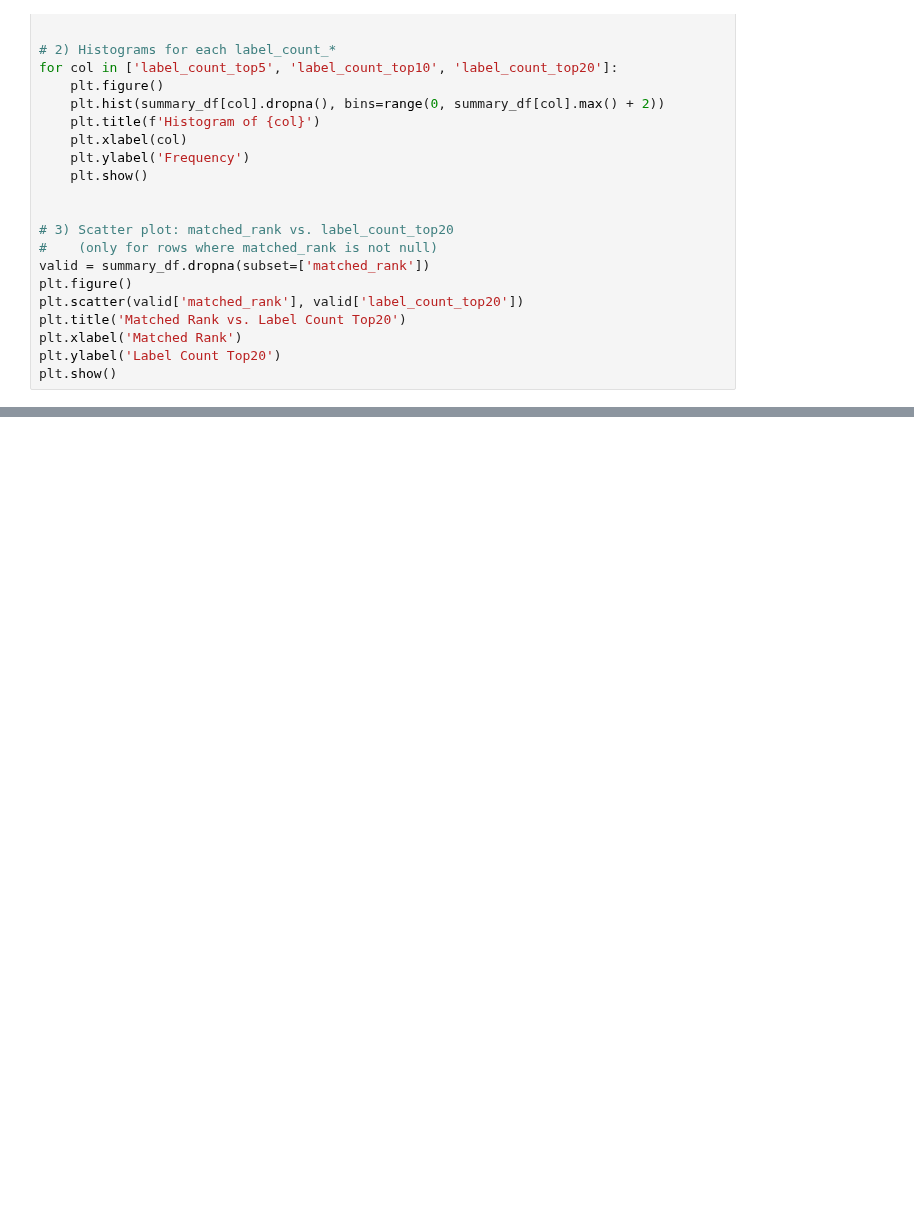
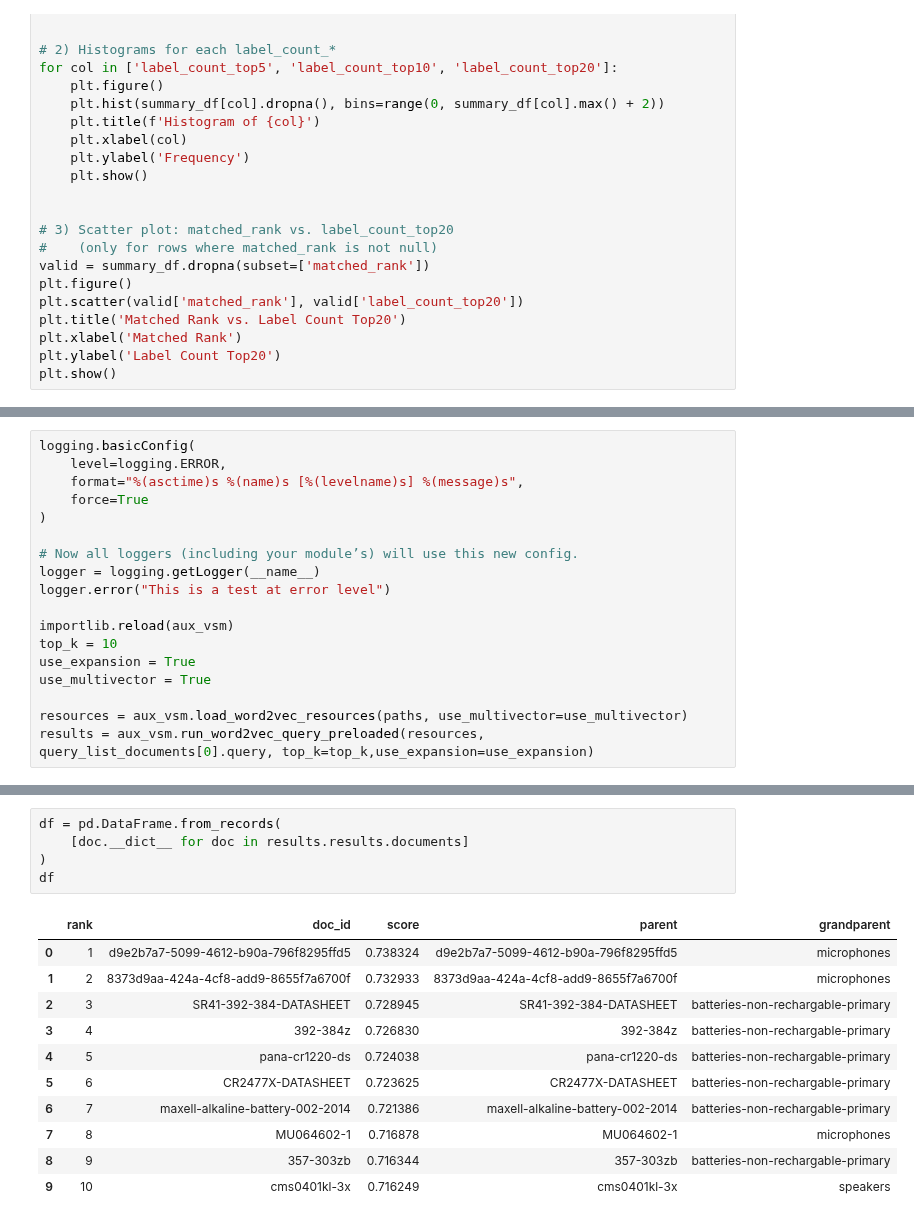
Before and after one commit to pablodevicente/RI_2-Product_Catalog_Classifier, a Jupyter notebook: 01-code/09 - retrieval_evaluation.ipynb, the cells around one changed output, grey strips where cells are left out. Saved outputs shown, nothing was run; the diff lists cells and outputs as text; blank space fills up the shorter version.

```diff
--- a/01-code/09 - retrieval_evaluation.ipynb
+++ b/01-code/09 - retrieval_evaluation.ipynb
@@ -176,0 +218,18 @@ plt.show()
+# %%
+logging.basicConfig(
+    level=logging.ERROR,
+    format="%(asctime)s %(name)s [%(levelname)s] %(message)s",
+    force=True
+)
+
+# Now all loggers (including your module’s) will use this new config.
+logger = logging.getLogger(__name__)
+logger.error("This is a test at error level")
+
+importlib.reload(aux_vsm)
+top_k = 10
+use_expansion = True
+use_multivector = True
+
+resources = aux_vsm.load_word2vec_resources(paths, use_multivector=use_multivector)
+results = aux_vsm.run_word2vec_query_preloaded(resources, query_list_documents[0].query, top_k=top_k,use_expansion=use_expansion)
@@ -176,0 +238,17 @@ plt.show()
+# %%
+df = pd.DataFrame.from_records(
+    [doc.__dict__ for doc in results.results.documents]
+)
+df
+# %% [output]
+|  | rank | doc_id | score | parent | grandparent |
+| 0 | 1 | d9e2b7a7-5099-4612-b90a-796f8295ffd5 | 0.738324 | d9e2b7a7-5099-4612-b90a-796f8295ffd5 | microphones |
+| 1 | 2 | 8373d9aa-424a-4cf8-add9-8655f7a6700f | 0.732933 | 8373d9aa-424a-4cf8-add9-8655f7a6700f | microphones |
+| 2 | 3 | SR41-392-384-DATASHEET | 0.728945 | SR41-392-384-DATASHEET | batteries-non-rechargable-primary |
+| 3 | 4 | 392-384z | 0.726830 | 392-384z | batteries-non-rechargable-primary |
+| 4 | 5 | pana-cr1220-ds | 0.724038 | pana-cr1220-ds | batteries-non-rechargable-primary |
+| 5 | 6 | CR2477X-DATASHEET | 0.723625 | CR2477X-DATASHEET | batteries-non-rechargable-primary |
+| 6 | 7 | maxell-alkaline-battery-002-2014 | 0.721386 | maxell-alkaline-battery-002-2014 | batteries-non-rechargable-primary |
+| 7 | 8 | MU064602-1 | 0.716878 | MU064602-1 | microphones |
+| 8 | 9 | 357-303zb | 0.716344 | 357-303zb | batteries-non-rechargable-primary |
+| 9 | 10 | cms0401kl-3x | 0.716249 | cms0401kl-3x | speakers |
```
Also changed, not shown: parts of 10 cells of this notebook, 2 other files.
